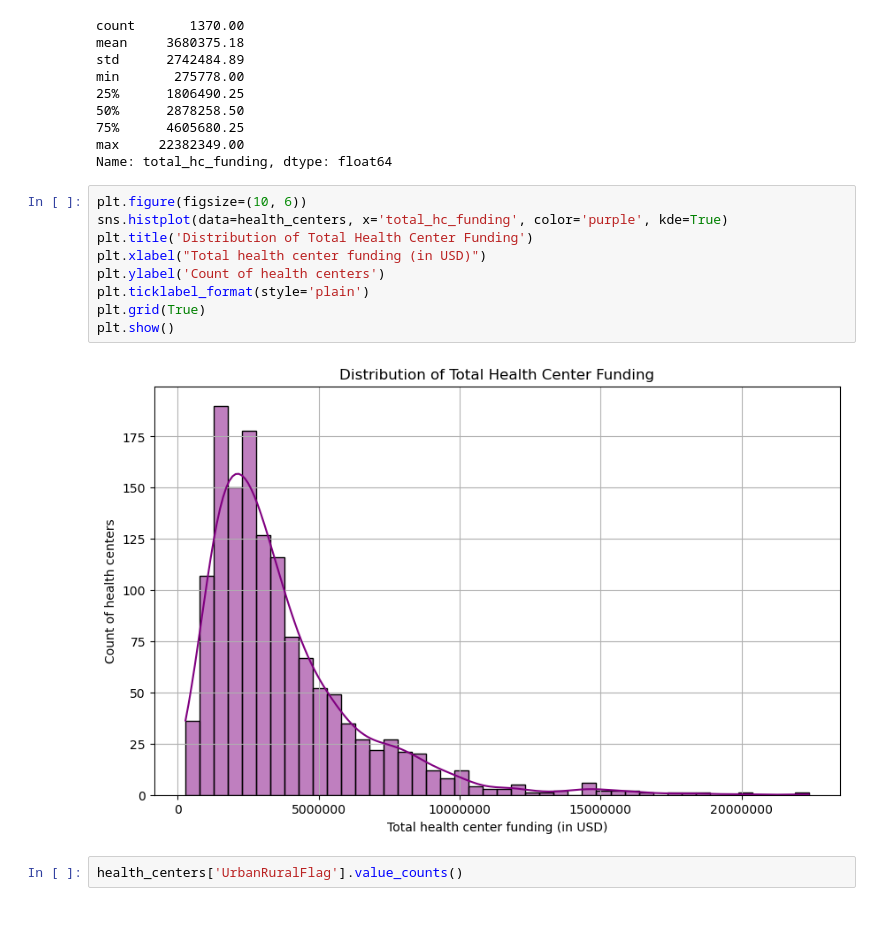
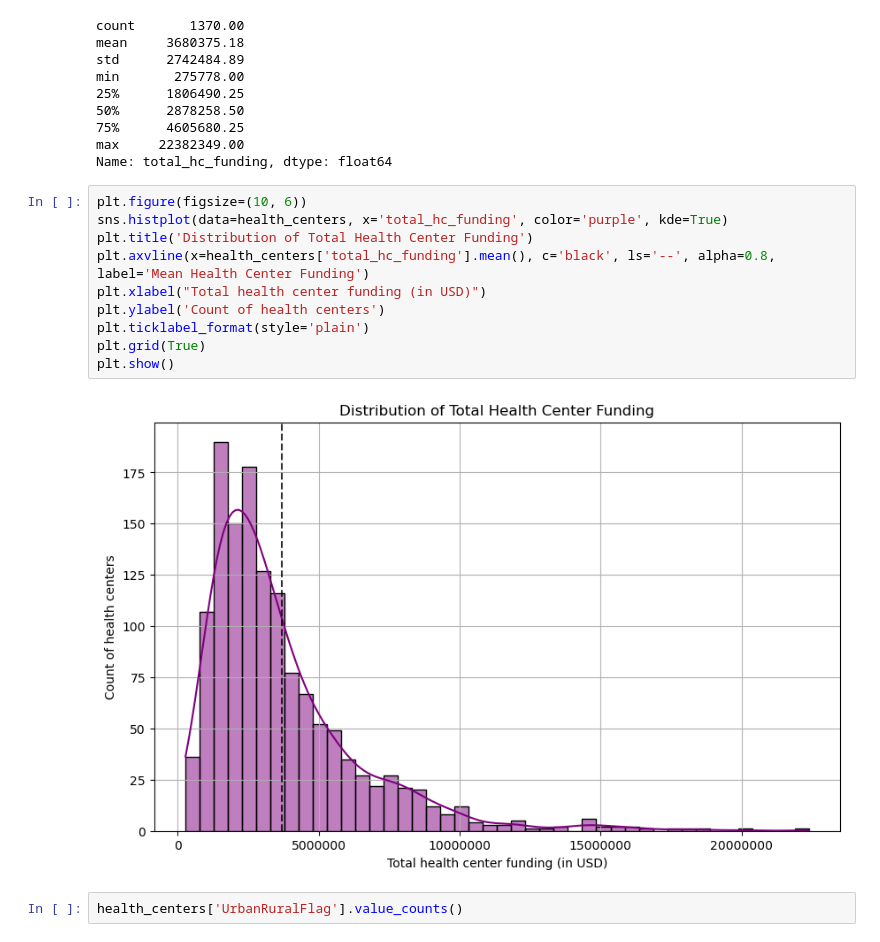
Before and after one commit to dezertdweller/capstone-project-fqhc-model, a Jupyter notebook: data-wrangling.ipynb, the cells around one changed output. Drawn from its saved outputs; the diff is of its cells as text.

```diff
--- a/data-wrangling.ipynb
+++ b/data-wrangling.ipynb
@@ -257,14 +257,15 @@ Name: total_hc_funding, dtype: float64
 # %%
 plt.figure(figsize=(10, 6))
 sns.histplot(data=health_centers, x='total_hc_funding', color='purple', kde=True)
 plt.title('Distribution of Total Health Center Funding')
+plt.axvline(x=health_centers['total_hc_funding'].mean(), c='black', ls='--', alpha=0.8, label='Mean Health Center Funding')
 plt.xlabel("Total health center funding (in USD)")
 plt.ylabel('Count of health centers')
 plt.ticklabel_format(style='plain')
 plt.grid(True)
 plt.show()
 # %% [output]
-[figure, old version]
+[figure, new version]
 # %%
 health_centers['UrbanRuralFlag'].value_counts()
 # %% [output]
```
Also changed, not shown: parts of 12 cells of this notebook.
